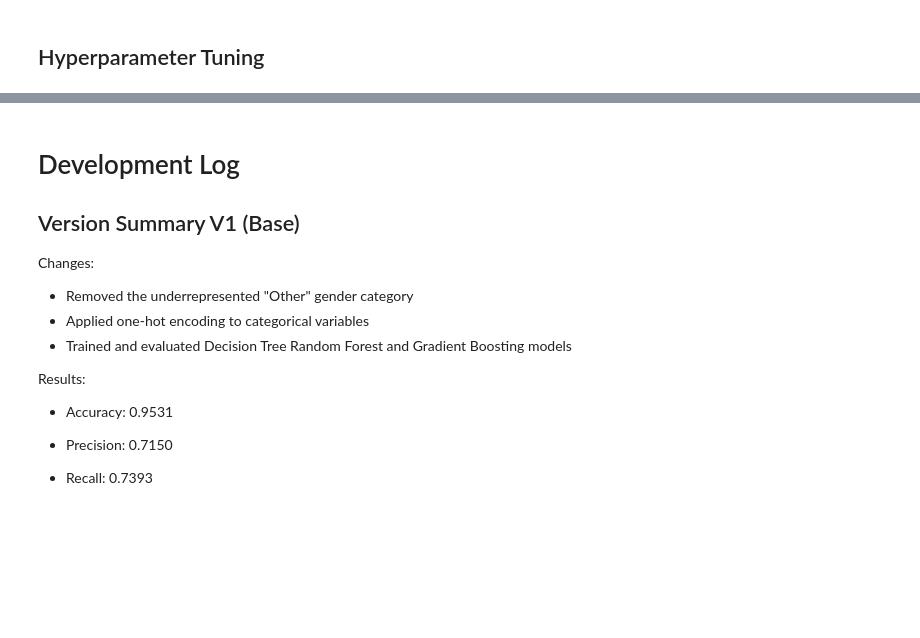
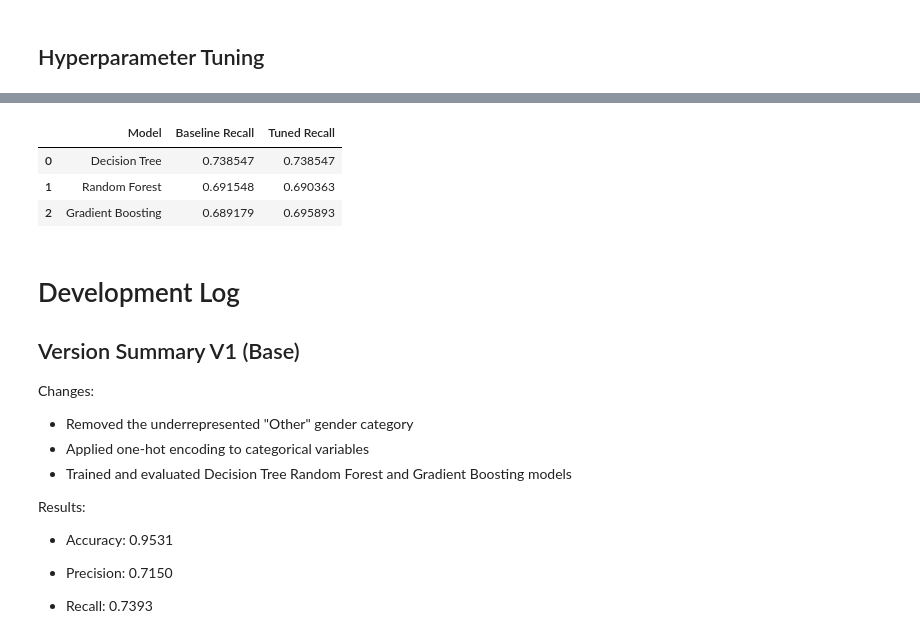
Before and after one commit to Skye171717/MLDP-Diatetes-Prediction-Project, a Jupyter notebook: MLDP Diabetes Program Codes.ipynb, the cells around one changed output, grey strips where cells are left out. Cells and saved outputs as stored; diff of their text form; code cells hidden in the pictures; blank space fills up the shorter version.

```diff
--- a/MLDP Diabetes Program Codes.ipynb
+++ b/MLDP Diabetes Program Codes.ipynb
@@ -554,3 +787,31 @@ plt.show()
+# %%
+comparison = pd.DataFrame({
+
+    "Model":[
+        "Decision Tree",
+        "Random Forest",
+        "Gradient Boosting"
+    ],
+
+    "Baseline Recall":[
+        recall_score(y_test, y_pred),
+        recall_score(y_test, y_pred_rf),
+        recall_score(y_test, y_pred_gbt)
+    ],
+
+    "Tuned Recall":[
+        recall_score(y_test, y_pred_dt_tuned),
+        recall_score(y_test, y_pred_rf_tuned),
+        recall_score(y_test, y_pred_gbt_tuned)
+    ]
+})
+
+comparison
+# %% [output]
+|  | Model | Baseline Recall | Tuned Recall |
+| 0 | Decision Tree | 0.738547 | 0.738547 |
+| 1 | Random Forest | 0.691548 | 0.690363 |
+| 2 | Gradient Boosting | 0.689179 | 0.695893 |
 # %%
 ## Save trained model
 #import joblib
```
Also changed, not shown: parts of 24 cells of this notebook.
